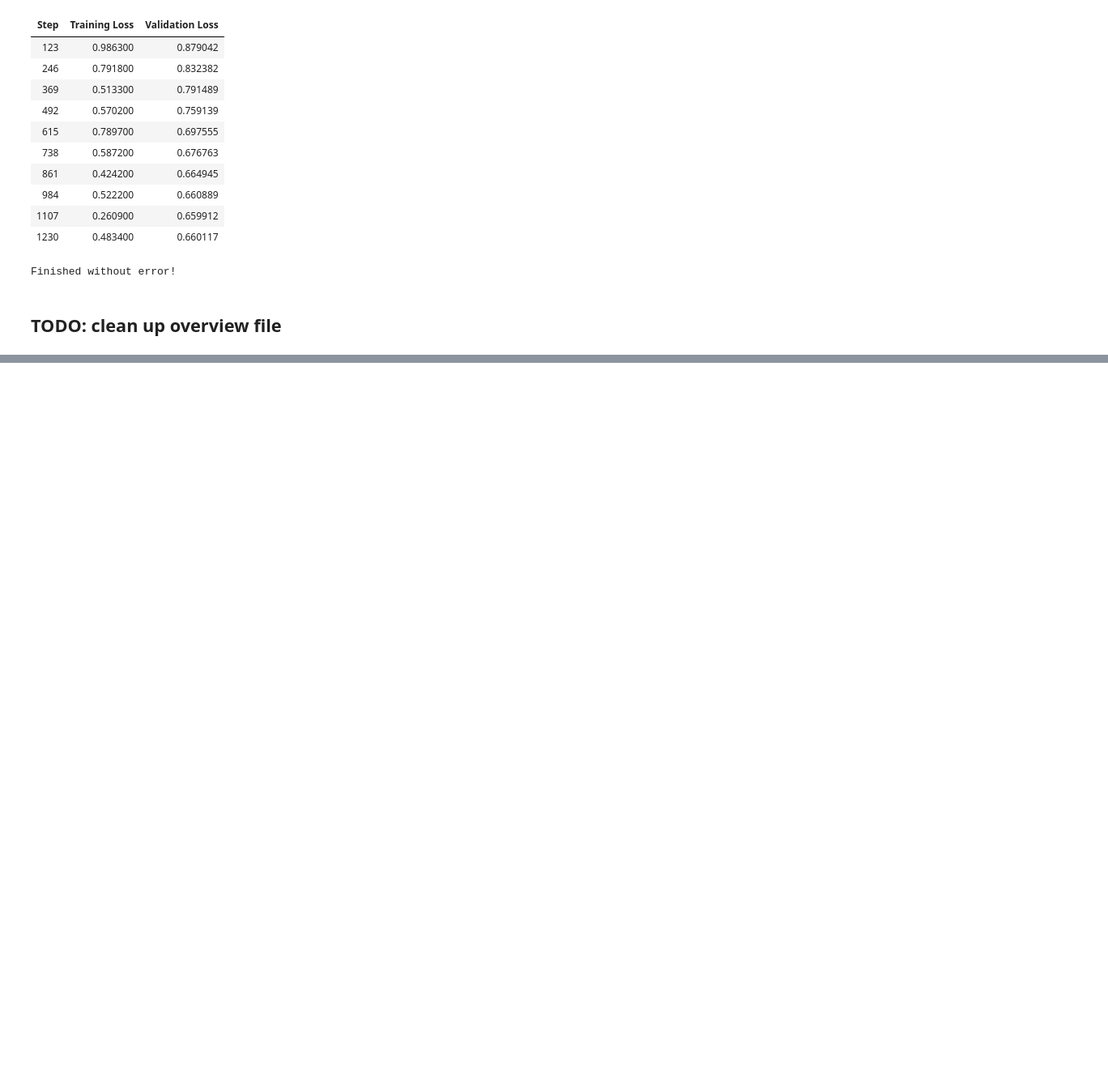
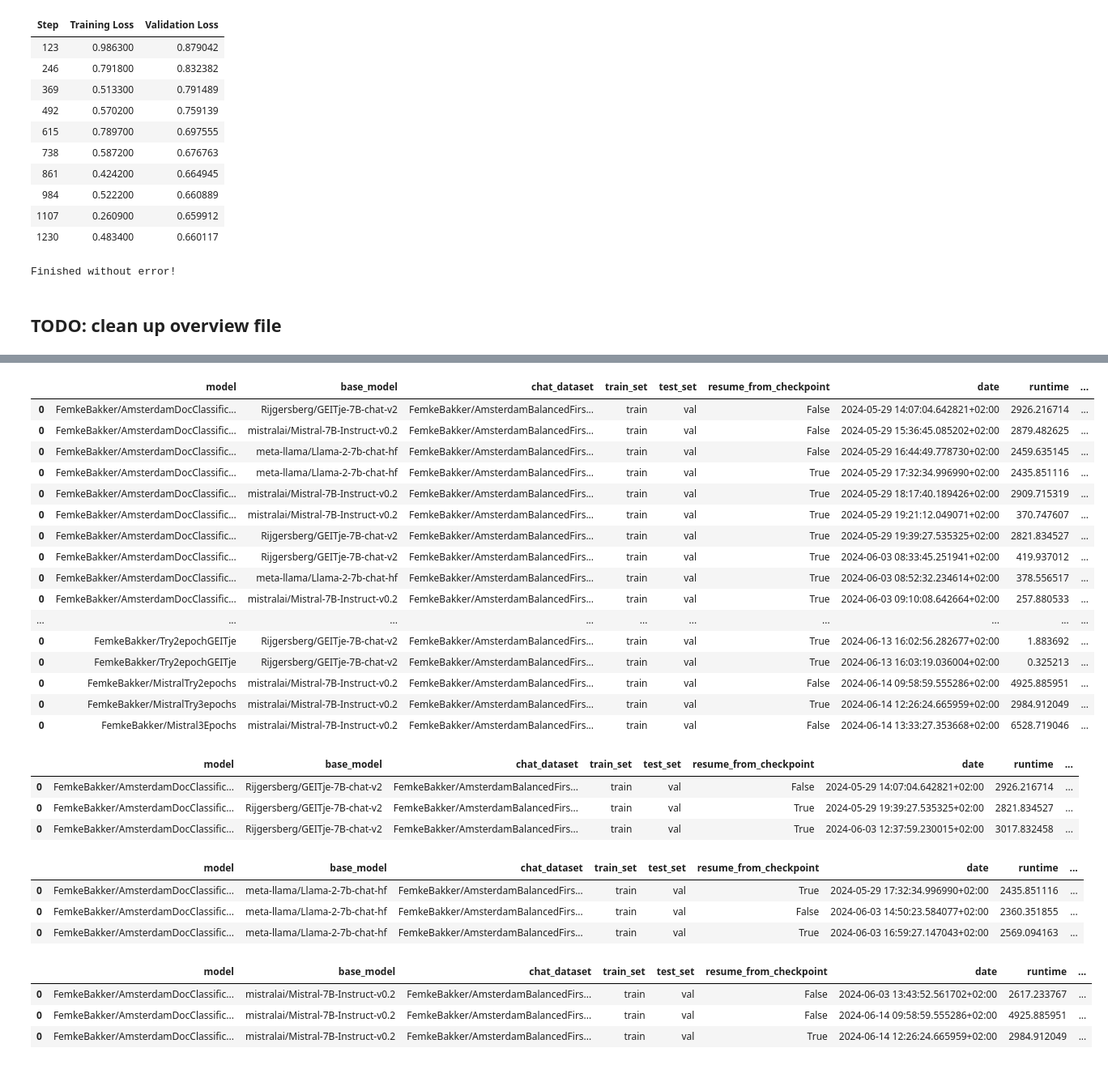
Before and after one commit to Amsterdam-Internships/document-classification-using-large-language-models, a Jupyter notebook: notebooks/5Finetuning.ipynb, the cells around one changed output, grey strips where cells are left out. Shown at 81% size. Drawn from its saved outputs; the diff is of its cells as text; code cells hidden in the pictures; blank space fills up the shorter version.

Commit message:
select rows overviewmodels in finetuning notebook

```diff
--- a/notebooks/5Finetuning.ipynb
+++ b/notebooks/5Finetuning.ipynb
@@ -239,7 +239,5 @@ overview = pd.read_pickle(f'{cf.output_path}/finetuning_output/overview_models.p
 pd.set_option('display.max_columns', None)
 pd.set_option('display.max_colwidth', None)
 
-yeet = overview.loc[overview['num_train_epochs']==2]
-yeet = yeet.loc[yeet['Error']!= 'KeyboardInterrupt']
+yeet = overview.loc[overview['Error']!= 'KeyboardInterrupt']
 yeet = yeet.drop(columns=['training_args'])
-display(overview)
@@ -263,0 +244,53 @@ display(overview)
+# %%
+display(yeet)
+# %% [output]
+|  | model | base_model | chat_dataset | train_set | test_set | resume_from_checkpoint | date | runtime | ... |
+| 0 | FemkeBakker/AmsterdamDocClassific... | Rijgersberg/GEITje-7B-chat-v2 | FemkeBakker/AmsterdamBalancedFirs... | train | val | False | 2024-05-29 14:07:04.642821+02:00 | 2926.216714 | ... |
+| 0 | FemkeBakker/AmsterdamDocClassific... | mistralai/Mistral-7B-Instruct-v0.2 | FemkeBakker/AmsterdamBalancedFirs... | train | val | False | 2024-05-29 15:36:45.085202+02:00 | 2879.482625 | ... |
+| 0 | FemkeBakker/AmsterdamDocClassific... | meta-llama/Llama-2-7b-chat-hf | FemkeBakker/AmsterdamBalancedFirs... | train | val | False | 2024-05-29 16:44:49.778730+02:00 | 2459.635145 | ... |
+| 0 | FemkeBakker/AmsterdamDocClassific... | meta-llama/Llama-2-7b-chat-hf | FemkeBakker/AmsterdamBalancedFirs... | train | val | True | 2024-05-29 17:32:34.996990+02:00 | 2435.851116 | ... |
+| 0 | FemkeBakker/AmsterdamDocClassific... | mistralai/Mistral-7B-Instruct-v0.2 | FemkeBakker/AmsterdamBalancedFirs... | train | val | True | 2024-05-29 18:17:40.189426+02:00 | 2909.715319 | ... |
+| 0 | FemkeBakker/AmsterdamDocClassific... | mistralai/Mistral-7B-Instruct-v0.2 | FemkeBakker/AmsterdamBalancedFirs... | train | val | True | 2024-05-29 19:21:12.049071+02:00 | 370.747607 | ... |
+| 0 | FemkeBakker/AmsterdamDocClassific... | Rijgersberg/GEITje-7B-chat-v2 | FemkeBakker/AmsterdamBalancedFirs... | train | val | True | 2024-05-29 19:39:27.535325+02:00 | 2821.834527 | ... |
+| 0 | FemkeBakker/AmsterdamDocClassific... | Rijgersberg/GEITje-7B-chat-v2 | FemkeBakker/AmsterdamBalancedFirs... | train | val | True | 2024-06-03 08:33:45.251941+02:00 | 419.937012 | ... |
+| 0 | FemkeBakker/AmsterdamDocClassific... | meta-llama/Llama-2-7b-chat-hf | FemkeBakker/AmsterdamBalancedFirs... | train | val | True | 2024-06-03 08:52:32.234614+02:00 | 378.556517 | ... |
+| 0 | FemkeBakker/AmsterdamDocClassific... | mistralai/Mistral-7B-Instruct-v0.2 | FemkeBakker/AmsterdamBalancedFirs... | train | val | True | 2024-06-03 09:10:08.642664+02:00 | 257.880533 | ... |
+| ... | ... | ... | ... | ... | ... | ... | ... | ... | ... |
+| 0 | FemkeBakker/Try2epochGEITje | Rijgersberg/GEITje-7B-chat-v2 | FemkeBakker/AmsterdamBalancedFirs... | train | val | True | 2024-06-13 16:02:56.282677+02:00 | 1.883692 | ... |
+| 0 | FemkeBakker/Try2epochGEITje | Rijgersberg/GEITje-7B-chat-v2 | FemkeBakker/AmsterdamBalancedFirs... | train | val | True | 2024-06-13 16:03:19.036004+02:00 | 0.325213 | ... |
+| 0 | FemkeBakker/MistralTry2epochs | mistralai/Mistral-7B-Instruct-v0.2 | FemkeBakker/AmsterdamBalancedFirs... | train | val | False | 2024-06-14 09:58:59.555286+02:00 | 4925.885951 | ... |
+| 0 | FemkeBakker/MistralTry3epochs | mistralai/Mistral-7B-Instruct-v0.2 | FemkeBakker/AmsterdamBalancedFirs... | train | val | True | 2024-06-14 12:26:24.665959+02:00 | 2984.912049 | ... |
+| 0 | FemkeBakker/Mistral3Epochs | mistralai/Mistral-7B-Instruct-v0.2 | FemkeBakker/AmsterdamBalancedFirs... | train | val | False | 2024-06-14 13:33:27.353668+02:00 | 6528.719046 | ... |
+# %%
+geitje = yeet.loc[yeet['base_model']=='Rijgersberg/GEITje-7B-chat-v2']
+geitje = geitje.loc[~geitje['model'].isin(['FemkeBakker/Try2epochGEITje', 'FemkeBakker/AmsterdamDocClassificationGEITje200T2Epochs', 'FemkeBakker/AmsterdamDocClassificationGEITje200T1Epochs'])]
+geitje['model'] = ['FemkeBakker/AmsterdamDocClassificationGEITje200T1Epochs', 'FemkeBakker/AmsterdamDocClassificationGEITje200T2Epochs', 'FemkeBakker/AmsterdamDocClassificationGEITje200T3Epochs']
+geitje['output_dir'] = ['/home/azureuser/cloudfiles/code/blobfuse/raadsinformatie/processed_data/woo_document_classification/finetuning_output/1epochs/AmsterdamDocClassificationGEITje200T1Epochs', '/home/azureuser/cloudfiles/code/blobfuse/raadsinformatie/processed_data/woo_document_classification/finetuning_output/2epochs/AmsterdamDocClassificationGEITje200T2Epochs', '/home/azureuser/cloudfiles/code/blobfuse/raadsinformatie/processed_data/woo_document_classification/finetuning_output/3epochs/AmsterdamDocClassificationGEITje200T3Epochs']
+display(geitje)
+# %% [output]
+|  | model | base_model | chat_dataset | train_set | test_set | resume_from_checkpoint | date | runtime | ... |
+| 0 | FemkeBakker/AmsterdamDocClassific... | Rijgersberg/GEITje-7B-chat-v2 | FemkeBakker/AmsterdamBalancedFirs... | train | val | False | 2024-05-29 14:07:04.642821+02:00 | 2926.216714 | ... |
+| 0 | FemkeBakker/AmsterdamDocClassific... | Rijgersberg/GEITje-7B-chat-v2 | FemkeBakker/AmsterdamBalancedFirs... | train | val | True | 2024-05-29 19:39:27.535325+02:00 | 2821.834527 | ... |
+| 0 | FemkeBakker/AmsterdamDocClassific... | Rijgersberg/GEITje-7B-chat-v2 | FemkeBakker/AmsterdamBalancedFirs... | train | val | True | 2024-06-03 12:37:59.230015+02:00 | 3017.832458 | ... |
+# %%
+llama = yeet.loc[yeet['base_model']=='meta-llama/Llama-2-7b-chat-hf']
+llama = llama.loc[~llama['model'].isin(['FemkeBakker/AmsterdamDocClassificationLlama200T2Epochs'])]
+llama = llama.loc[~llama['date'].isin(['2024-05-29 16:44:49.778730+02:00'])]
+display(llama)
+# %% [output]
+|  | model | base_model | chat_dataset | train_set | test_set | resume_from_checkpoint | date | runtime | ... |
+| 0 | FemkeBakker/AmsterdamDocClassific... | meta-llama/Llama-2-7b-chat-hf | FemkeBakker/AmsterdamBalancedFirs... | train | val | True | 2024-05-29 17:32:34.996990+02:00 | 2435.851116 | ... |
+| 0 | FemkeBakker/AmsterdamDocClassific... | meta-llama/Llama-2-7b-chat-hf | FemkeBakker/AmsterdamBalancedFirs... | train | val | False | 2024-06-03 14:50:23.584077+02:00 | 2360.351855 | ... |
+| 0 | FemkeBakker/AmsterdamDocClassific... | meta-llama/Llama-2-7b-chat-hf | FemkeBakker/AmsterdamBalancedFirs... | train | val | True | 2024-06-03 16:59:27.147043+02:00 | 2569.094163 | ... |
+# %%
+mistral = yeet.loc[yeet['base_model']== 'mistralai/Mistral-7B-Instruct-v0.2']
+mistral = mistral.loc[mistral['date'].isin(['2024-06-14 09:58:59.555286+02:00' , '2024-06-14 12:26:24.665959+02:00' , '2024-06-03 13:43:52.561702+02:00'])]
+mistral = mistral.sort_values(by=['date'])
+mistral['model'] = ['FemkeBakker/AmsterdamDocClassificationMistral200T1Epochs', 'FemkeBakker/AmsterdamDocClassificationMistral200T2Epochs', 'FemkeBakker/AmsterdamDocClassificationMistral200T3Epochs']
+mistral['output_dir'] = ['/home/azureuser/cloudfiles/code/blobfuse/raadsinformatie/processed_data/woo_document_classification/finetuning_output/1epochs/AmsterdamDocClassificationMistral200T1Epochs', '/home/azureuser/cloudfiles/code/blobfuse/raadsinformatie/processed_data/woo_document_classification/finetuning_output/2epochs/AmsterdamDocClassificationMistral200T2Epochs', '/home/azureuser/cloudfiles/code/blobfuse/raadsinformatie/processed_data/woo_document_classification/finetuning_output/3epochs/AmsterdamDocClassificationMistral200T3Epochs']
+display(mistral)
+# %% [output]
+|  | model | base_model | chat_dataset | train_set | test_set | resume_from_checkpoint | date | runtime | ... |
+| 0 | FemkeBakker/AmsterdamDocClassific... | mistralai/Mistral-7B-Instruct-v0.2 | FemkeBakker/AmsterdamBalancedFirs... | train | val | False | 2024-06-03 13:43:52.561702+02:00 | 2617.233767 | ... |
+| 0 | FemkeBakker/AmsterdamDocClassific... | mistralai/Mistral-7B-Instruct-v0.2 | FemkeBakker/AmsterdamBalancedFirs... | train | val | False | 2024-06-14 09:58:59.555286+02:00 | 4925.885951 | ... |
+| 0 | FemkeBakker/AmsterdamDocClassific... | mistralai/Mistral-7B-Instruct-v0.2 | FemkeBakker/AmsterdamBalancedFirs... | train | val | True | 2024-06-14 12:26:24.665959+02:00 | 2984.912049 | ... |
```
Also changed, not shown: parts of 1 cell of this notebook.
